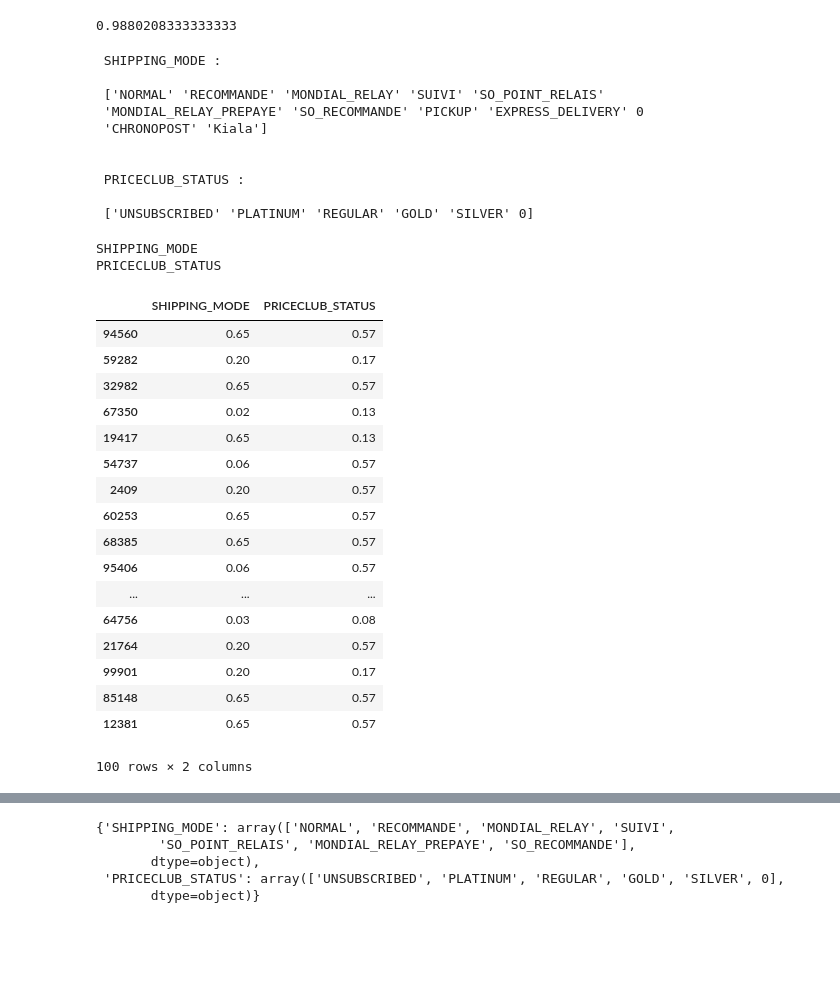
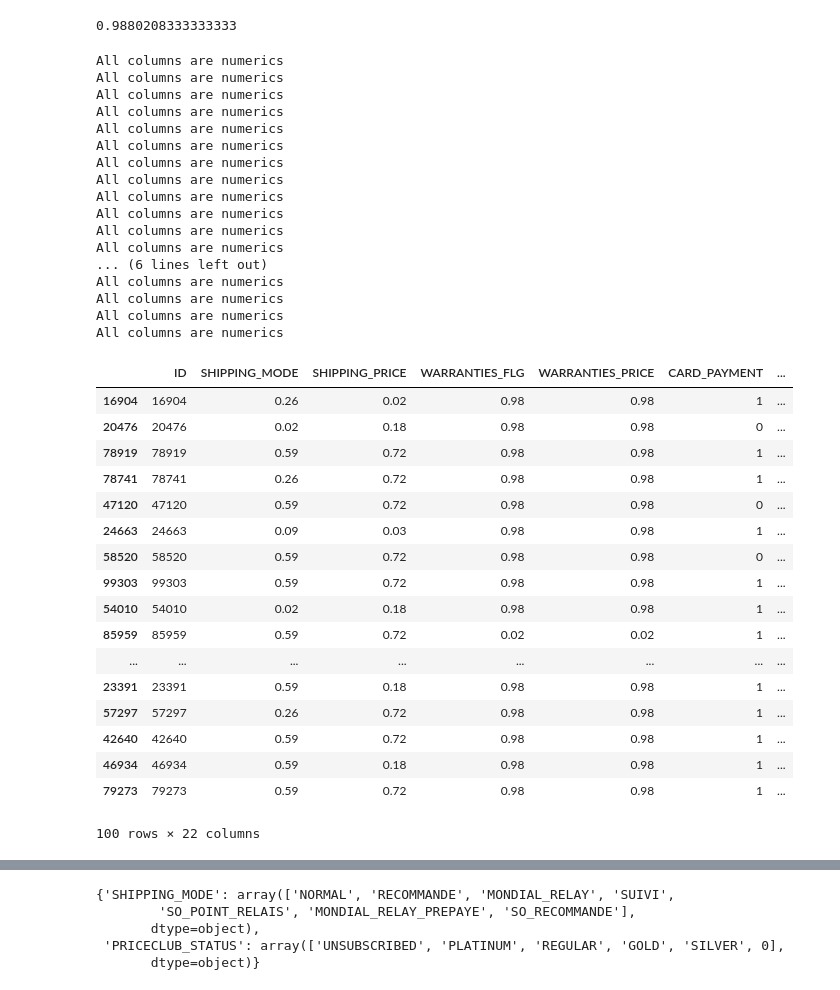
Before and after one commit to jeremycombe/Pipeline, a Jupyter notebook: BestEstimator_tests.ipynb, the cells around one changed output, grey strips where cells are left out. Cells and saved outputs as stored; diff of their text form; code cells hidden in the pictures; blank space fills up the shorter version.

```diff
--- a/BestEstimator_tests.ipynb
+++ b/BestEstimator_tests.ipynb
@@ -629,53 +629,58 @@ roc_auc_score(Truu, predict22)
 from sklearn.model_selection import train_test_split
 
 
-Train, Test, Target_TR, Target_TE = train_test_split(Multi_Train[['SHIPPING_MODE','PRICECLUB_STATUS']],Multi_Target)
+Train, Test, Target_TR, Target_TE = train_test_split(Multi_Train,Multi_Target)
 
 %run -i FeatureEngineering.py
 
 Train.fillna(0, inplace = True)
-test = FeatureEngineering(Train)
+test = FeatureEngineering(Train[0:100])
 # %%
-test.Unique()
+test.Unique(Data_base = False)
 # %% [output]
- SHIPPING_MODE :
-
- ['NORMAL' 'RECOMMANDE' 'MONDIAL_RELAY' 'SUIVI' 'SO_POINT_RELAIS'
- 'MONDIAL_RELAY_PREPAYE' 'SO_RECOMMANDE' 'PICKUP' 'EXPRESS_DELIVERY' 0
- 'CHRONOPOST' 'Kiala']
-
-
- PRICECLUB_STATUS :
-
- ['UNSUBSCRIBED' 'PLATINUM' 'REGULAR' 'GOLD' 'SILVER' 0]
+All columns are numerics
+All columns are numerics
+All columns are numerics
+All columns are numerics
+All columns are numerics
+All columns are numerics
+All columns are numerics
+All columns are numerics
+All columns are numerics
+All columns are numerics
+All columns are numerics
+All columns are numerics
+... (6 lines left out)
+All columns are numerics
+All columns are numerics
+All columns are numerics
+All columns are numerics
 # %%
 %run -i FeatureEngineering.py
 
 Train.fillna(0, inplace = True)
 test = FeatureEngineering(Train[0:100])
 
-test.To_numeric(freq = True)
+test.To_numeric_freq()
 # %% [output]
+|  | ID | SHIPPING_MODE | SHIPPING_PRICE | WARRANTIES_FLG | WARRANTIES_PRICE | CARD_PAYMENT | ... |
+| 16904 | 16904 | 0.26 | 0.02 | 0.98 | 0.98 | 1 | ... |
+| 20476 | 20476 | 0.02 | 0.18 | 0.98 | 0.98 | 0 | ... |
+| 78919 | 78919 | 0.59 | 0.72 | 0.98 | 0.98 | 1 | ... |
+| 78741 | 78741 | 0.26 | 0.72 | 0.98 | 0.98 | 1 | ... |
+| 47120 | 47120 | 0.59 | 0.72 | 0.98 | 0.98 | 0 | ... |
+| 24663 | 24663 | 0.09 | 0.03 | 0.98 | 0.98 | 1 | ... |
+| 58520 | 58520 | 0.59 | 0.72 | 0.98 | 0.98 | 0 | ... |
+| 99303 | 99303 | 0.59 | 0.72 | 0.98 | 0.98 | 1 | ... |
+| 54010 | 54010 | 0.02 | 0.18 | 0.98 | 0.98 | 1 | ... |
+| 85959 | 85959 | 0.59 | 0.72 | 0.02 | 0.02 | 1 | ... |
+| ... | ... | ... | ... | ... | ... | ... | ... |
+| 23391 | 23391 | 0.59 | 0.18 | 0.98 | 0.98 | 1 | ... |
+| 57297 | 57297 | 0.26 | 0.72 | 0.98 | 0.98 | 1 | ... |
+| 42640 | 42640 | 0.59 | 0.72 | 0.98 | 0.98 | 1 | ... |
+| 46934 | 46934 | 0.59 | 0.18 | 0.98 | 0.98 | 1 | ... |
+| 79273 | 79273 | 0.59 | 0.72 | 0.98 | 0.98 | 1 | ... |
-SHIPPING_MODE
-PRICECLUB_STATUS
+100 rows × 22 columns
-|  | SHIPPING_MODE | PRICECLUB_STATUS |
-| 94560 | 0.65 | 0.57 |
-| 59282 | 0.20 | 0.17 |
-| 32982 | 0.65 | 0.57 |
-| 67350 | 0.02 | 0.13 |
-| 19417 | 0.65 | 0.13 |
-| 54737 | 0.06 | 0.57 |
-| 2409 | 0.20 | 0.57 |
-| 60253 | 0.65 | 0.57 |
-| 68385 | 0.65 | 0.57 |
-| 95406 | 0.06 | 0.57 |
-| ... | ... | ... |
-| 64756 | 0.03 | 0.08 |
-| 21764 | 0.20 | 0.57 |
-| 99901 | 0.20 | 0.17 |
-| 85148 | 0.65 | 0.57 |
-| 12381 | 0.65 | 0.57 |
-100 rows × 2 columns
 # %%
 %run -i FeatureEngineering.py
 
```
Also changed, not shown: parts of 1 cell of this notebook, 1 other file.
